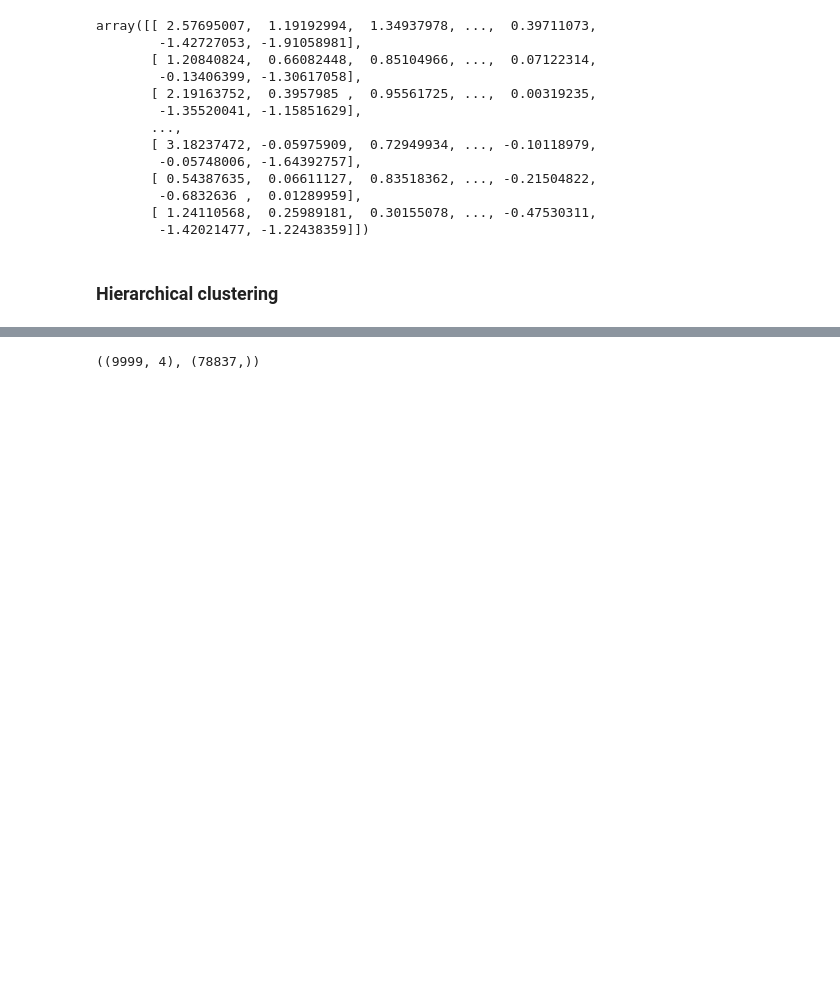
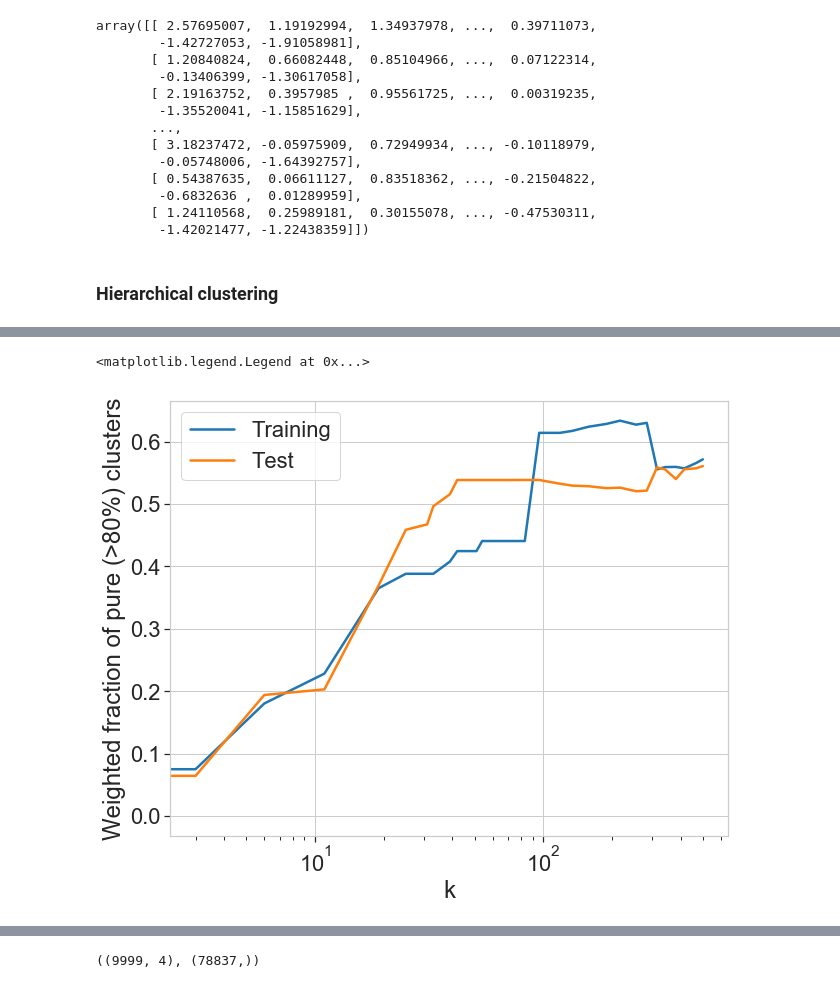
Before and after one commit to jcoupon/NOTAM-classifier, a Jupyter notebook: 3_Modelling/Modelling.ipynb, the cells around one changed output, grey strips where cells are left out. Cells and saved outputs as stored; diff of their text form; code cells hidden in the pictures; blank space fills up the shorter version.

```diff
--- a/3_Modelling/Modelling.ipynb
+++ b/3_Modelling/Modelling.ipynb
@@ -477,0 +507,12 @@ Performing dimensionality reduction...done.
+# %%
+# TFIDF-NMF
+fig, ax = plt.subplots(figsize=(10, 8))
+ax.plot(n_clusters_list, f_pure_train_list, label='Training')
+ax.plot(n_clusters_list, f_pure_test_list, label='Test')
+ax.set_xlabel('k')
+ax.set_ylabel('Weighted fraction of pure (>80%) clusters')
+ax.set_xscale('log')
+ax.legend(frameon=True)
+# %% [output]
+<matplotlib.legend.Legend at 0x...>
+[figure, added]
```
Also changed, not shown: parts of 11 cells of this notebook, 8 other files.
